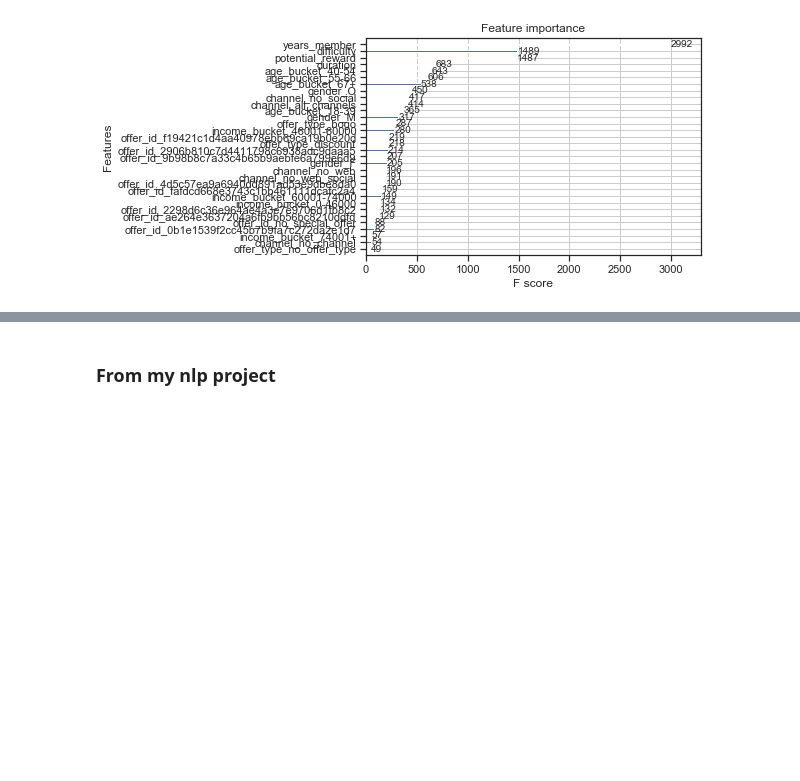
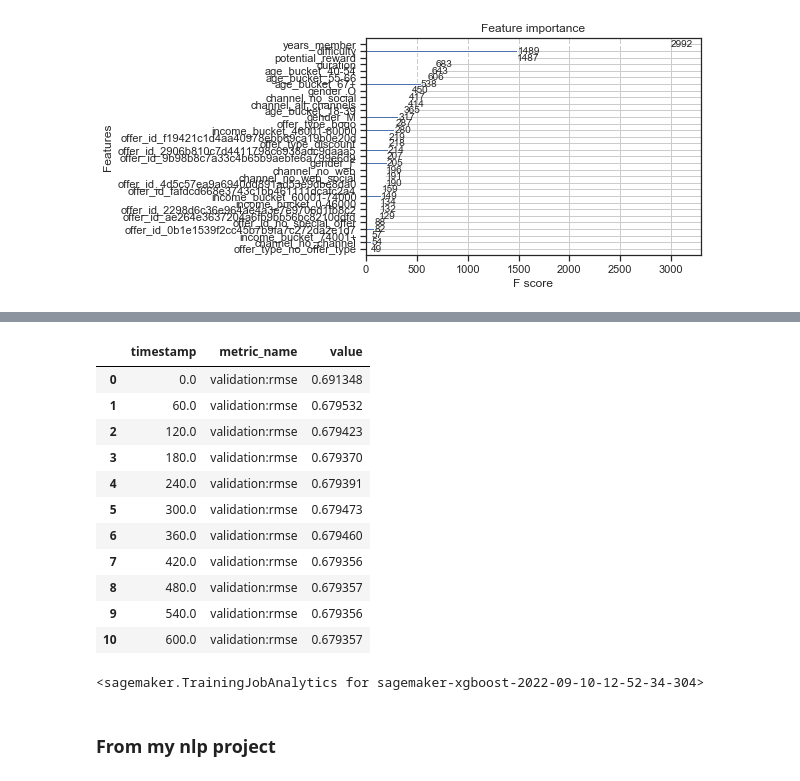
Before and after one commit to mayrkat/capstone-project-km, a Jupyter notebook: Starbucks_Capstone_notebook.ipynb, the cells around one changed output, grey strips where cells are left out. Saved outputs shown, nothing was run; the diff lists cells and outputs as text; code cells hidden in the pictures; blank space fills up the shorter version.

```diff
--- a/Starbucks_Capstone_notebook.ipynb
+++ b/Starbucks_Capstone_notebook.ipynb
@@ -1050,3 +1381,22 @@ xgb = sagemaker.estimator.Estimator(
+# %%
+metrics_dataframe
+# %% [output]
+|  | timestamp | metric_name | value |
+| 0 | 0.0 | validation:rmse | 0.691348 |
+| 1 | 60.0 | validation:rmse | 0.679532 |
+| 2 | 120.0 | validation:rmse | 0.679423 |
+| 3 | 180.0 | validation:rmse | 0.679370 |
+| 4 | 240.0 | validation:rmse | 0.679391 |
+| 5 | 300.0 | validation:rmse | 0.679473 |
+| 6 | 360.0 | validation:rmse | 0.679460 |
+| 7 | 420.0 | validation:rmse | 0.679356 |
+| 8 | 480.0 | validation:rmse | 0.679357 |
+| 9 | 540.0 | validation:rmse | 0.679356 |
+| 10 | 600.0 | validation:rmse | 0.679357 |
+# %%
+best_estimator.
+# %% [output]
+<sagemaker.TrainingJobAnalytics for sagemaker-xgboost-2022-09-10-12-52-34-304>
 # %%
 # Set the hyperparameters
 xgb.set_hyperparameters(
```
Also changed, not shown: parts of 71 cells of this notebook, 3 other files.
